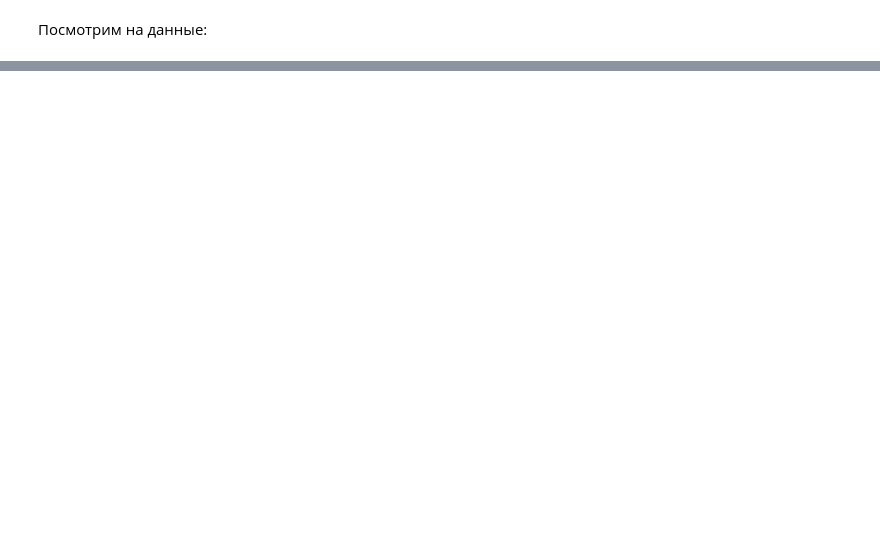
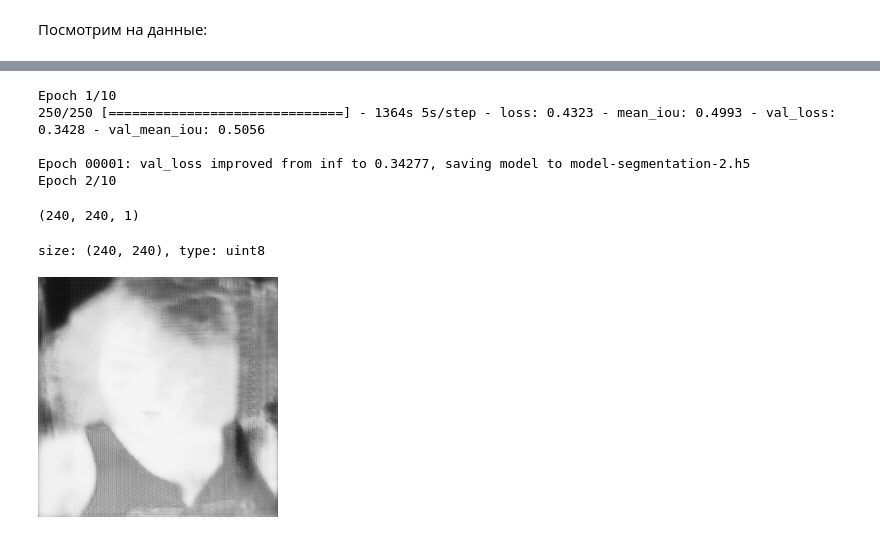
Before and after one commit to Tenfleques/InternshipTestTask, a Jupyter notebook: human_segmentation/notebooks/solution.ipynb, the cells around one changed output, grey strips where cells are left out. Saved outputs shown, nothing was run; the diff lists cells and outputs as text; code cells hidden in the pictures; blank space fills up the shorter version.

Commit message:
realise preprocessing and  U-net, tuning model params

```diff
--- a/human_segmentation/notebooks/solution.ipynb
+++ b/human_segmentation/notebooks/solution.ipynb
@@ -51,0 +267,5 @@ show_img_with_mask(img, mask)
+# %%
+earlystopper = EarlyStopping(patience=3, verbose=1)
+checkpointer = ModelCheckpoint('model-segmentation-1.h5', verbose=1, save_best_only=True)
+results = model.fit_generator(train_generator, validation_data=val_generator, validation_steps=10, steps_per_epoch=250,
+                              epochs=5, callbacks=[earlystopper, checkpointer])
@@ -51,0 +293,29 @@ show_img_with_mask(img, mask)
+# %%
+earlystopper = EarlyStopping(patience=3, verbose=1)
+checkpointer = ModelCheckpoint('model-segmentation-2.h5', verbose=1, save_best_only=True)
+results = model.fit_generator(train_generator, validation_data=val_generator, validation_steps=10, steps_per_epoch=250,
+                              epochs=10, callbacks=[earlystopper, checkpointer])
+# %% [output]
+Epoch 1/10
+250/250 [==============================] - 1364s 5s/step - loss: 0.4323 - mean_iou: 0.4993 - val_loss: 0.3428 - val_mean_iou: 0.5056
+
+Epoch 00001: val_loss improved from inf to 0.34277, saving model to model-segmentation-2.h5
+Epoch 2/10
+# %%
+prediction = model.predict(X_test[2][None,:,:,:])[0]
+# %%
+prediction.shape
+# %% [output]
+(240, 240, 1)
+# %%
+data_img = (prediction.squeeze()*255).astype(np.uint8)
+
+print("size: %s, type: %s"%(data_img.shape, data_img.dtype))
+# %% [output]
+size: (240, 240), type: uint8
+# %%
+img = Image.fromarray(data_img)
+#mg = img.resize([img.width*2,img.height*2])
+img
+# %% [output]
+[figure, added]
```
Also changed, not shown: parts of 29 cells of this notebook, 8 other files.
